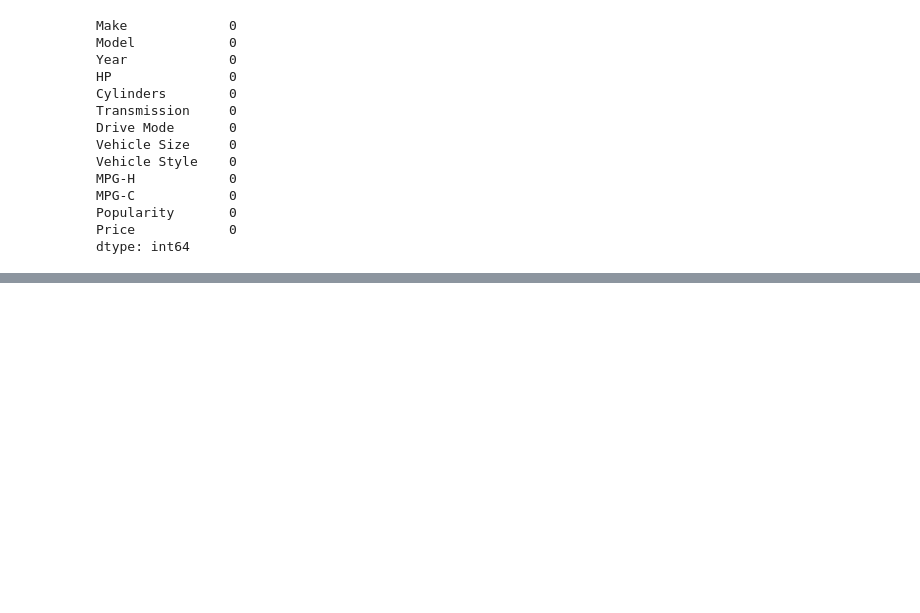
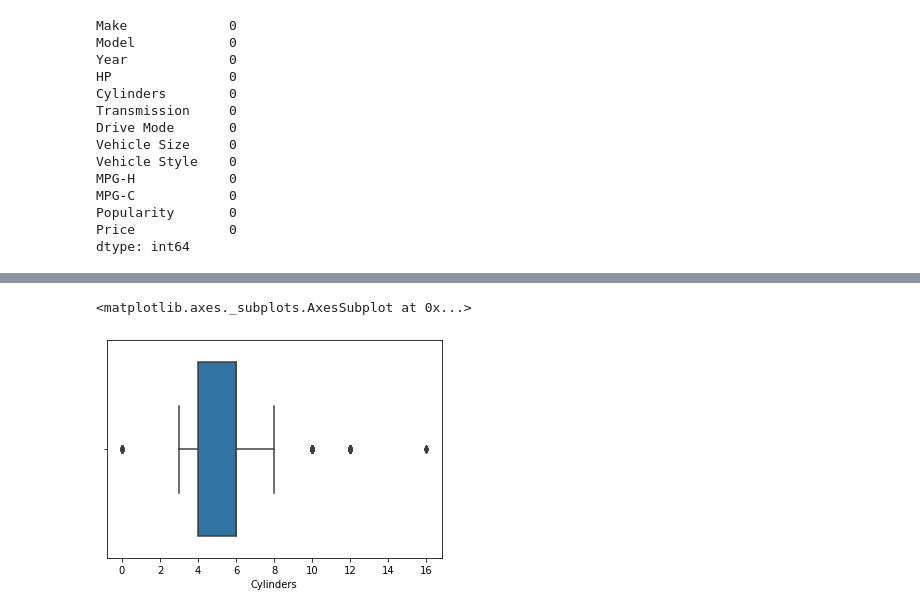
Before and after one commit to Madhavi-Sawarkar/MLProject1, a Jupyter notebook: MLPROJECT.ipynb, the cells around one changed output, grey strips where cells are left out. Saved outputs shown, nothing was run; the diff lists cells and outputs as text; code cells hidden in the pictures; blank space fills up the shorter version.

```diff
--- a/MLPROJECT.ipynb
+++ b/MLPROJECT.ipynb
@@ -192,0 +237,5 @@ plt.show()
+# %%
+sns.boxplot(x=data['Cylinders'])
+# %% [output]
+<matplotlib.axes._subplots.AxesSubplot at 0x...>
+[figure, added]
```
Also changed, not shown: parts of 19 cells of this notebook.
